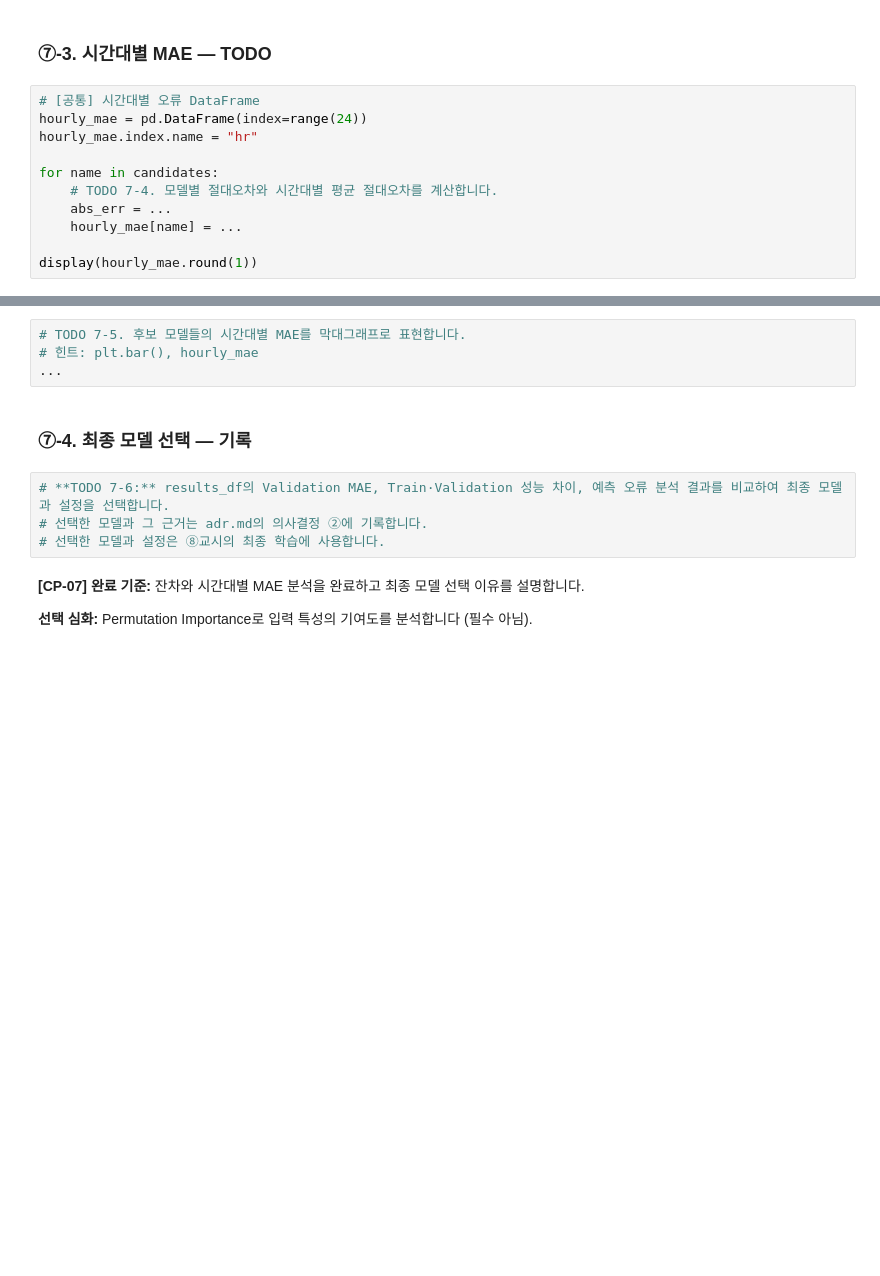
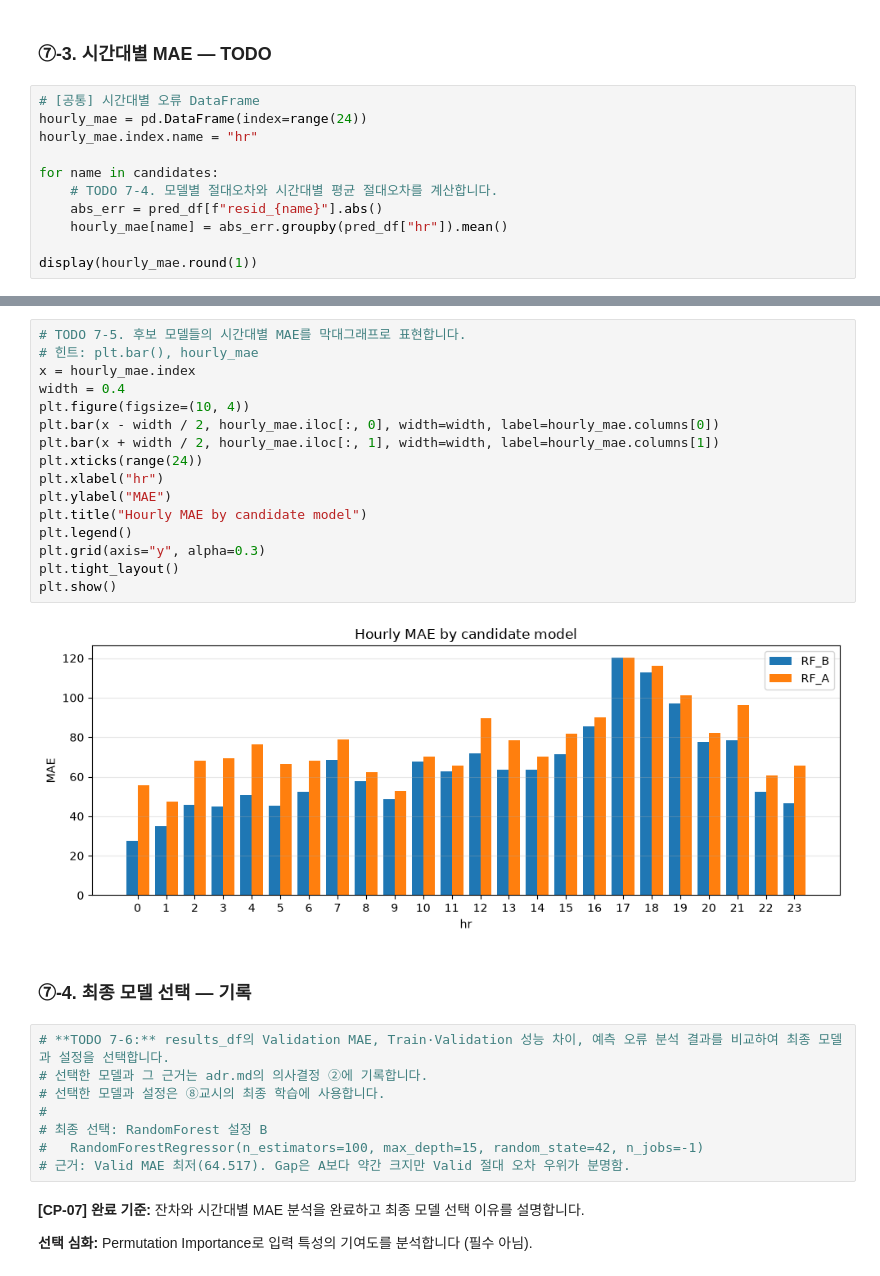
Before and after one commit to Gotti0/ai-mini-projects, a Jupyter notebook: mini-project-01/code/01_regression_bike_demand.ipynb, the cells around one changed output, grey strips where cells are left out. Saved outputs shown, nothing was run; the diff lists cells and outputs as text; blank space fills up the shorter version.

```diff
--- a/mini-project-01/code/01_regression_bike_demand.ipynb
+++ b/mini-project-01/code/01_regression_bike_demand.ipynb
@@ -656,7 +661,7 @@ hourly_mae.index.name = "hr"
 
 for name in candidates:
     # TODO 7-4. 모델별 절대오차와 시간대별 평균 절대오차를 계산합니다.
-    abs_err = ...
-    hourly_mae[name] = ...
+    abs_err = pred_df[f"resid_{name}"].abs()
+    hourly_mae[name] = abs_err.groupby(pred_df["hr"]).mean()
 
 display(hourly_mae.round(1))
@@ -663,13 +687,31 @@ display(hourly_mae.round(1))
 # %%
 # TODO 7-5. 후보 모델들의 시간대별 MAE를 막대그래프로 표현합니다.
 # 힌트: plt.bar(), hourly_mae
-...
+x = hourly_mae.index
+width = 0.4
+plt.figure(figsize=(10, 4))
+plt.bar(x - width / 2, hourly_mae.iloc[:, 0], width=width, label=hourly_mae.columns[0])
+plt.bar(x + width / 2, hourly_mae.iloc[:, 1], width=width, label=hourly_mae.columns[1])
+plt.xticks(range(24))
+plt.xlabel("hr")
+plt.ylabel("MAE")
+plt.title("Hourly MAE by candidate model")
+plt.legend()
+plt.grid(axis="y", alpha=0.3)
+plt.tight_layout()
+plt.show()
+# %% [output]
+[figure, added]
 # %% [markdown]
 ### ⑦-4. 최종 모델 선택 — 기록
 # %%
 # **TODO 7-6:** results_df의 Validation MAE, Train·Validation 성능 차이, 예측 오류 분석 결과를 비교하여 최종 모델과 설정을 선택합니다.
 # 선택한 모델과 그 근거는 adr.md의 의사결정 ②에 기록합니다.
 # 선택한 모델과 설정은 ⑧교시의 최종 학습에 사용합니다.
+#
+# 최종 선택: RandomForest 설정 B
+#   RandomForestRegressor(n_estimators=100, max_depth=15, random_state=42, n_jobs=-1)
+# 근거: Valid MAE 최저(64.517). Gap은 A보다 약간 크지만 Valid 절대 오차 우위가 분명함.
 # %% [markdown]
 **[CP-07] 완료 기준:** 잔차와 시간대별 MAE 분석을 완료하고 최종 모델 선택 이유를 설명합니다.
 
```
Also changed, not shown: parts of 11 cells of this notebook, 5 other files.
